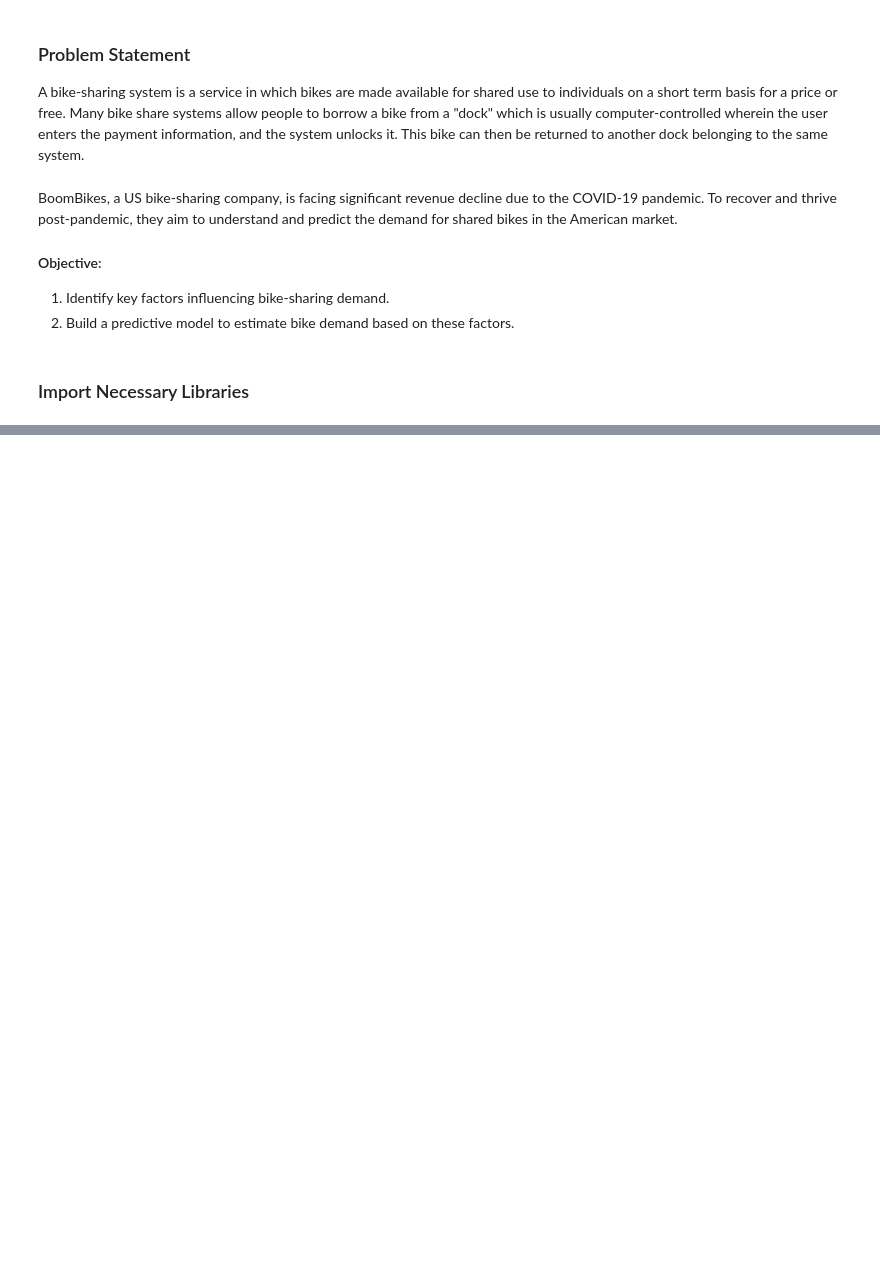
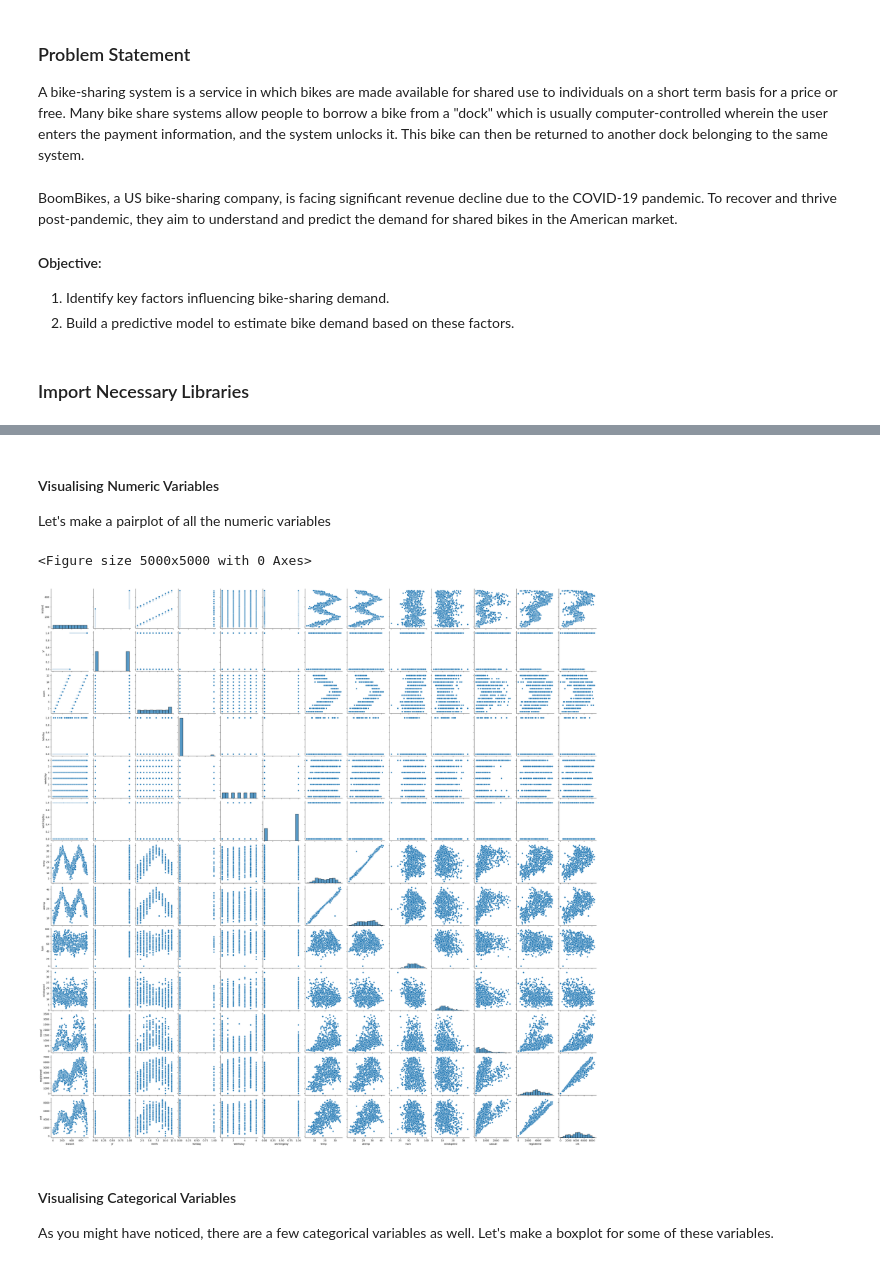
Before and after one commit to RavishankarDuMCA10/BikeSharingCaseStudy, a Jupyter notebook: BikeSharing.ipynb, the cells around one changed output, grey strips where cells are left out. Drawn from its saved outputs; the diff is of its cells as text; code cells hidden in the pictures; blank space fills up the shorter version.

```diff
--- a/BikeSharing.ipynb
+++ b/BikeSharing.ipynb
@@ -28,3 +131,0 @@ warnings.filterwarnings("ignore")
-# %%
-df_bike = pd.read_csv("day.csv")
-df_bike.head()
@@ -87,4 +131,0 @@ Bike dataset don't have any missing values
-# %%
-# Converting dteday to pandas datetime format
-df_bike['dteday'] = pd.to_datetime(df_bike['dteday'])
-df_bike.info()
@@ -108,0 +245,4 @@ memory usage: 91.4 KB
+# %%
+# Converting 'season''s values into categorical string values
+df_bike['season'] = df_bike['season'].map({1:'spring', 2:'summer', 3:'fall', 4:'winter'})
+df_bike.head()
@@ -108,0 +256,4 @@ memory usage: 91.4 KB
+# %%
+# Converting 'weathersit''s values into categorical string values
+df_bike['weathersit'] = df_bike['weathersit'].map({1:'mixed clouds', 2:'misty', 3:'light precipitation', 4:'heavy precipitation'})
+df_bike.head()
@@ -108,0 +274,19 @@ memory usage: 91.4 KB
+# %% [markdown]
+#### Visualising Numeric Variables
+
+Let's make a pairplot of all the numeric variables
+# %%
+# Visualising the numrical variables
+plt.figure(figsize = (50, 50))
+sns.pairplot(df_bike)
+
+plt.savefig("pairplot.png")
+plt.show()
+plt.close()
+# %% [output]
+<Figure size 5000x5000 with 0 Axes>
+[figure, added]
+# %% [markdown]
+#### Visualising Categorical Variables
+
+As you might have noticed, there are a few categorical variables as well. Let's make a boxplot for some of these variables.
```
Also changed, not shown: parts of 32 cells of this notebook, 2 other files.
